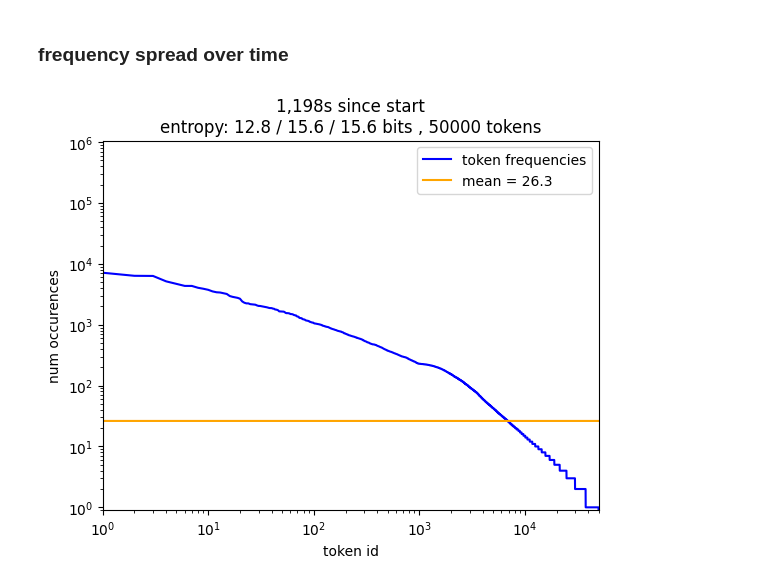
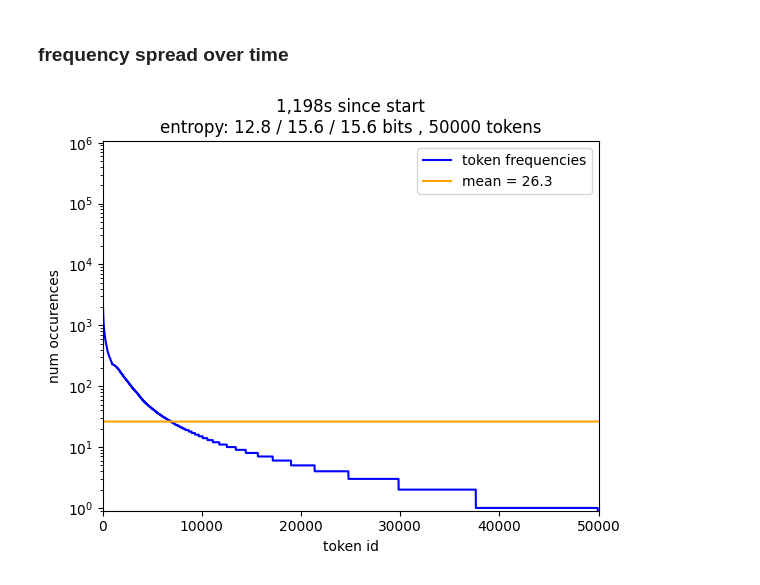
Before and after one commit to aletheap/tokenizer, a Jupyter notebook: test.ipynb, the cells around one changed output. Cells and saved outputs as stored; diff of their text form; code cells hidden in the pictures.

Commit message:
vocab and visualization

```diff
--- a/test.ipynb
+++ b/test.ipynb
@@ -460,6 +460,7 @@ class Animated(object):
             y = sorted(self.y_freqs[0])
         if x is None:
             x = np.arange(len(y))
+        y = np.array(sorted(y, reverse=True))
 
 
         self.ax.set_title(f"{int(t):,}s since start\nentropy: {entropy(y):.01f} / {np.log2(len(y)):.01f} / {MAX_ENTROPY:.01f} bits , {len(y)} tokens")
@@ -467,11 +468,10 @@ class Animated(object):
         self.ax.set_xlabel('token id')
         if self.log_yscale:
             self.ax.set_yscale('log')
-            self.ax.set_xscale('log')
-            self.ax.set_xlim(1, MAX_VOCAB_SIZE)
-            y = np.array(sorted(y, reverse=True))
-        else:
-            self.ax.set_xlim(0, MAX_VOCAB_SIZE)
+            #self.ax.set_xscale('log')
+            #self.ax.set_xlim(1, MAX_VOCAB_SIZE)
+        #else:
+        self.ax.set_xlim(0, MAX_VOCAB_SIZE)
         if self.fixed_upper_bound:
             self.ax.set_ylim(self.ymin, self.ymax_max)
         else:
@@ -483,31 +483,31 @@ class Animated(object):
         ystd = y.std()
         ideal_y = ymean * np.ones(len(xwide))
 
         plots = []
 
         pl, = self.ax.plot(x, y, color='blue', label=f'token frequencies')
         plots.append(pl)
 
         pl, = self.ax.plot(xwide, ideal_y, color='orange', label=f'mean = {ymean:,.1f}')
         plots.append(pl)
 
         #pl, = self.ax.plot(xwide, ideal_y + ystd, color='green', label=f'mean+stddev = {ymean+ystd:,.1f}')
         #plots.append(pl)
         #
         #if ymean - ystd > 0:
         #    pl, = self.ax.plot(xwide, ideal_y - ystd, color='green', label=f'mean-stddev = {ymean-ystd:,.1f}')
         #    plots.append(pl)
 
         self.ax.legend()
 
         return plots
 
 
 
 framerate = 8
 a = Animated(x_time, y_freqs, framerate, log_yscale=True, fixed_upper_bound=True)
 #plt.show()
 a.ani.save('test.mp4', fps=framerate, extra_args=['-vcodec', 'libx264'])
 #a.ani.save('test.gif', fps=30)
 # %% [output]
-[figure, old version]
+[figure, new version]
```
Also changed, not shown: 2 other files.
